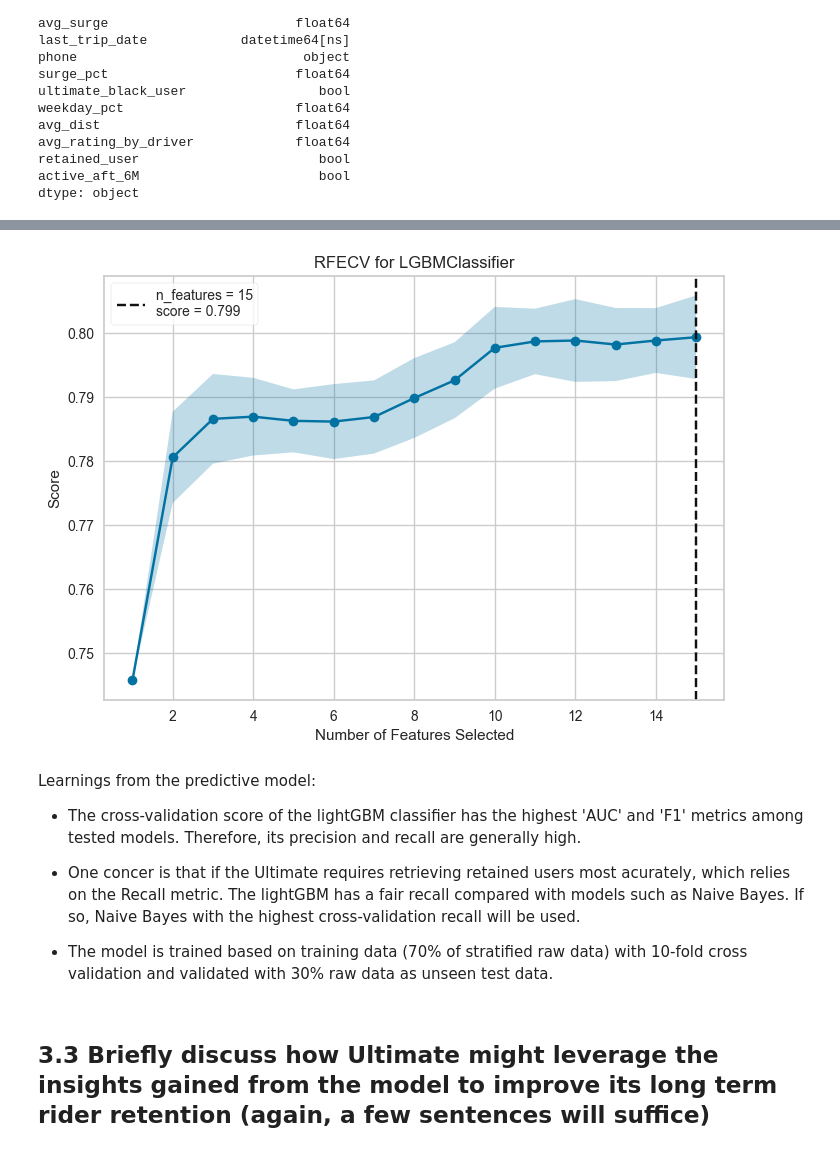
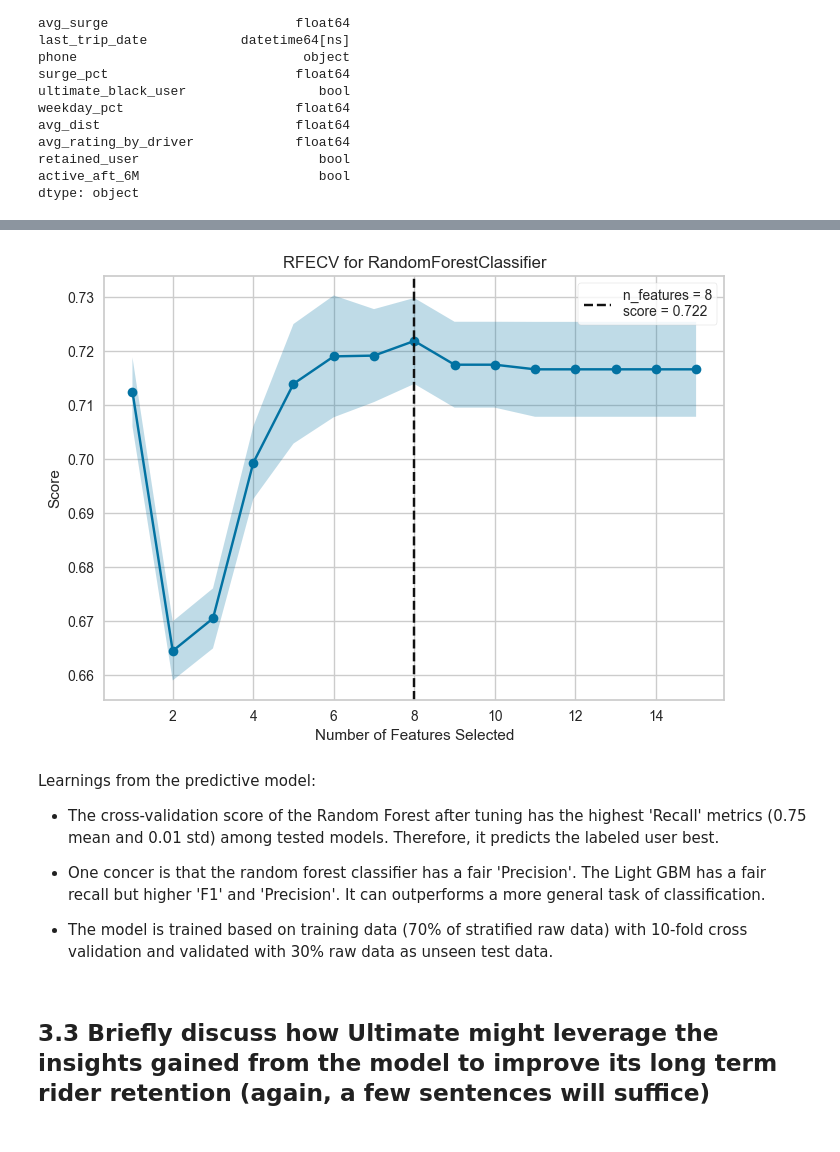
Before and after one commit to qq7933086/Ultimate-Technologies.-Take-Home-Challenge_springboard, a Jupyter notebook: Ultimate_challenge.ipynb, the cells around one changed output, grey strips where cells are left out. Cells and saved outputs as stored; diff of their text form; code cells hidden in the pictures.

```diff
--- a/Ultimate_challenge.ipynb
+++ b/Ultimate_challenge.ipynb
@@ -479,5 +487,5 @@ Fitting 10 folds for each of 10 candidates, totalling 100 fits
 [interactive output not drawn]
 Fitting 10 folds for each of 10 candidates, totalling 100 fits
 # %%
-best_F1_model = automl(optimize = 'F1')
+best_recall_model = automl(optimize = 'Recall')
 # %%
@@ -513,13 +525,13 @@ plot_model(best_F1_model, plot = 'feature')
 # %%
-plot_model(best_F1_model, plot = 'rfe')
+plot_model(best_recall_model, plot = 'rfe')
 # %% [output]
 [interactive output not drawn]
-[figure, old version]
+[figure, new version]
 # %% [markdown]
 Learnings from the predictive model:
-* The cross-validation score of the lightGBM classifier has the highest 'AUC' and 'F1' metrics among tested models. Therefore, its precision and recall are generally high.
+* The cross-validation score of the Random Forest after tuning has the highest 'Recall' metrics (0.75 mean and 0.01 std) among tested models. Therefore, it predicts the labeled user best.
 
-* One concer is that if the Ultimate requires retrieving retained users most acurately, which relies on the Recall metric. The lightGBM has a fair recall compared with models such as Naive Bayes. If so, Naive Bayes with the highest cross-validation recall will be used.
+* One concer is that the random forest classifier has a fair 'Precision'. The Light GBM has a fair recall but higher 'F1' and 'Precision'. It can outperforms a more general task of classification.
 
 * The model is trained based on training data (70% of stratified raw data) with 10-fold cross validation and validated with 30% raw data as unseen test data.
 # %% [markdown]
```
Also changed, not shown: parts of 20 cells of this notebook.
